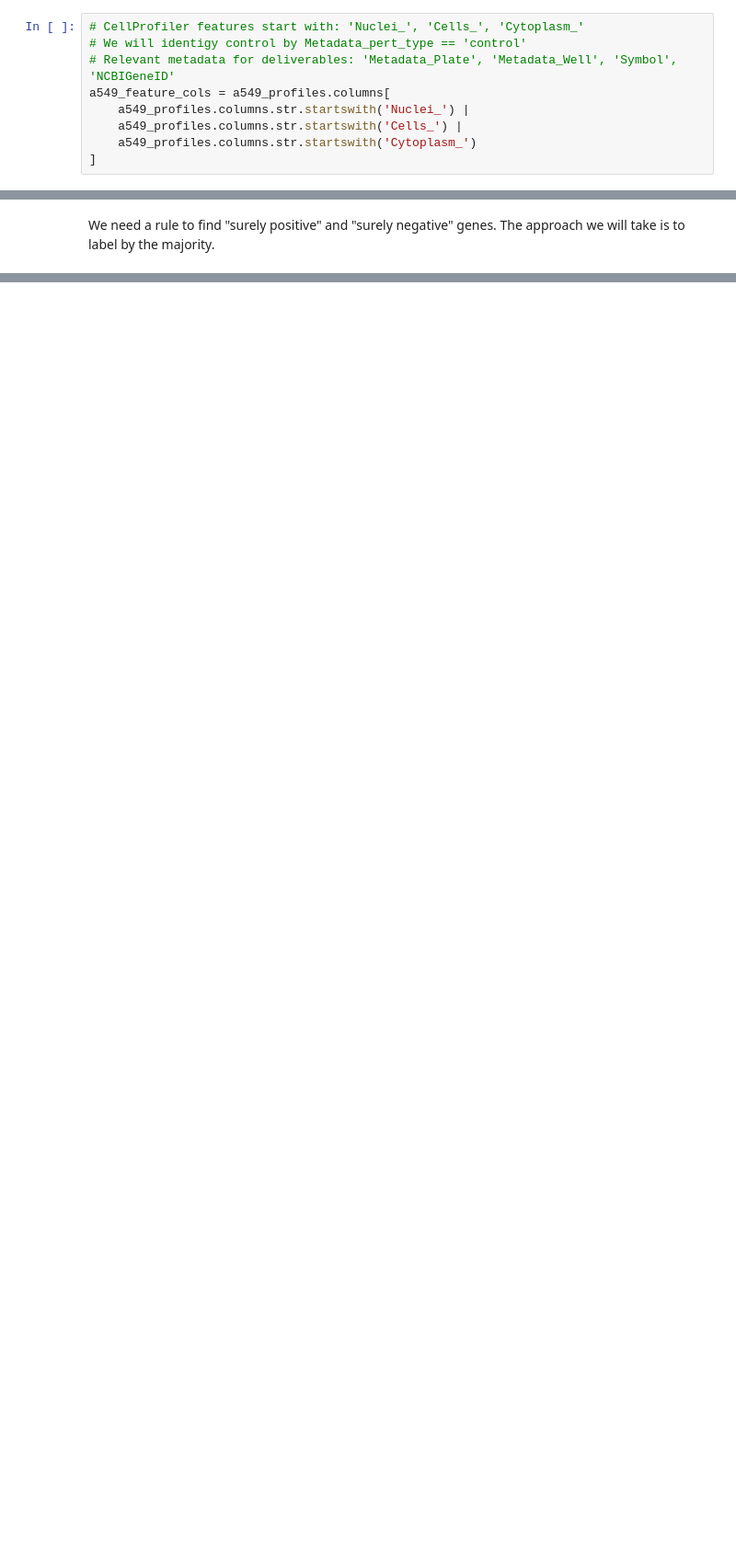
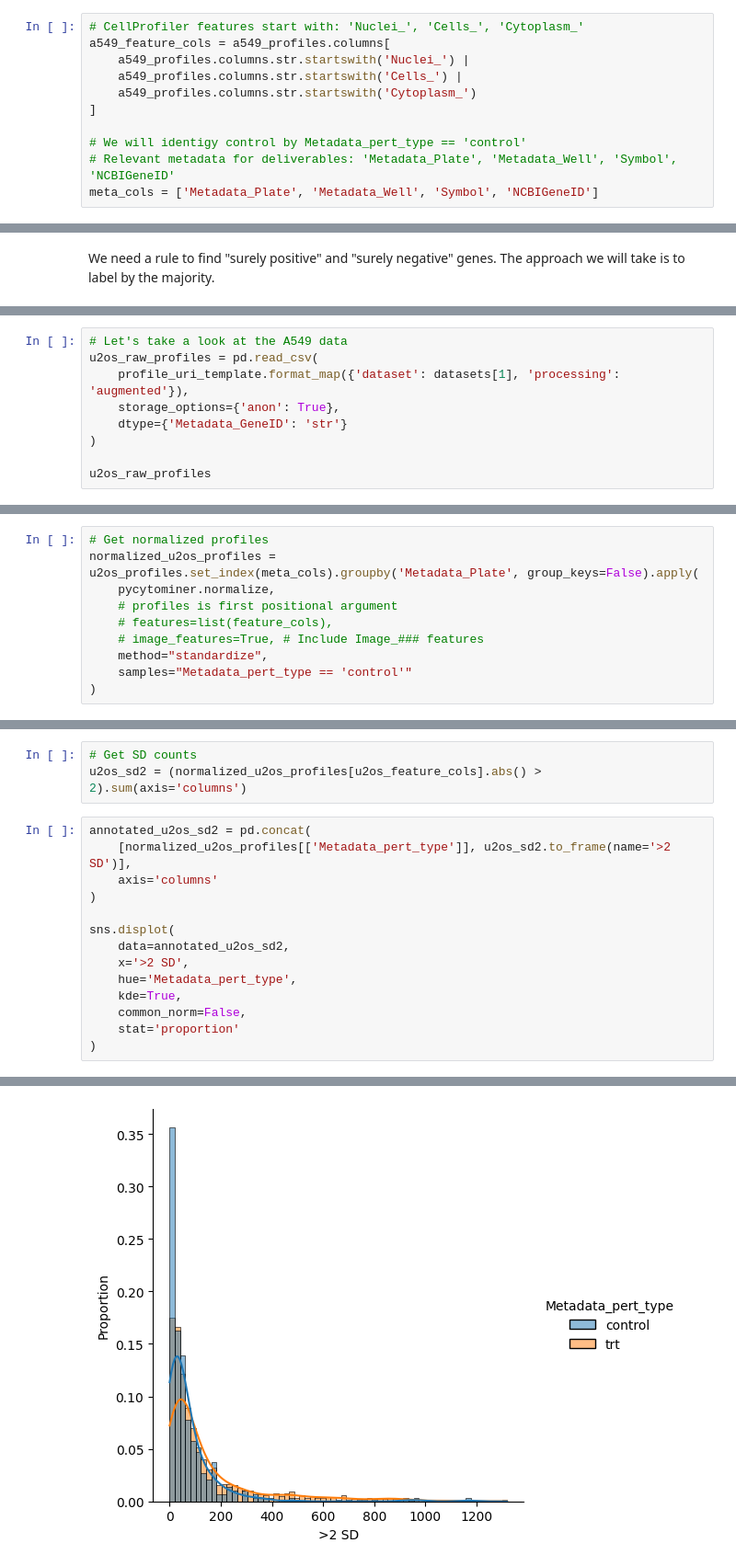
Before and after one commit to Craven-Biostat-Lab/morphology-prediction, a Jupyter notebook: data-loading-cpg0003.ipynb, the cells around one changed output, grey strips where cells are left out. Shown: that part at 92% size. Saved outputs shown, nothing was run; the diff lists cells and outputs as text; blank space fills up the shorter version.

```diff
--- a/data-loading-cpg0003.ipynb
+++ b/data-loading-cpg0003.ipynb
@@ -48,12 +51,14 @@ a549_profiles
 6144 rows × 1815 columns
 # %%
 # CellProfiler features start with: 'Nuclei_', 'Cells_', 'Cytoplasm_'
-# We will identigy control by Metadata_pert_type == 'control'
-# Relevant metadata for deliverables: 'Metadata_Plate', 'Metadata_Well', 'Symbol', 'NCBIGeneID'
 a549_feature_cols = a549_profiles.columns[
     a549_profiles.columns.str.startswith('Nuclei_') |
     a549_profiles.columns.str.startswith('Cells_') |
     a549_profiles.columns.str.startswith('Cytoplasm_')
 ]
+
+# We will identigy control by Metadata_pert_type == 'control'
+# Relevant metadata for deliverables: 'Metadata_Plate', 'Metadata_Well', 'Symbol', 'NCBIGeneID'
+meta_cols = ['Metadata_Plate', 'Metadata_Well', 'Symbol', 'NCBIGeneID']
 # %%
 # Get normalized profiles
@@ -208,0 +240,9 @@ final_labeled_crispr_genes.to_csv('data/gene_labels.csv')
+# %%
+# Let's take a look at the A549 data
+u2os_raw_profiles = pd.read_csv(
+    profile_uri_template.format_map({'dataset': datasets[1], 'processing': 'augmented'}),
+    storage_options={'anon': True},
+    dtype={'Metadata_GeneID': 'str'}
+)
+
+u2os_raw_profiles
@@ -208,0 +304,10 @@ final_labeled_crispr_genes.to_csv('data/gene_labels.csv')
+# %%
+# Get normalized profiles
+normalized_u2os_profiles = u2os_profiles.set_index(meta_cols).groupby('Metadata_Plate', group_keys=False).apply(
+    pycytominer.normalize,
+    # profiles is first positional argument
+    # features=list(feature_cols),
+    # image_features=True, # Include Image_### features
+    method="standardize",
+    samples="Metadata_pert_type == 'control'"
+)
@@ -208,0 +331,18 @@ final_labeled_crispr_genes.to_csv('data/gene_labels.csv')
+# %%
+# Get SD counts
+u2os_sd2 = (normalized_u2os_profiles[u2os_feature_cols].abs() > 2).sum(axis='columns')
+# %%
+annotated_u2os_sd2 = pd.concat(
+    [normalized_u2os_profiles[['Metadata_pert_type']], u2os_sd2.to_frame(name='>2 SD')],
+    axis='columns'
+)
+
+sns.displot(
+    data=annotated_u2os_sd2,
+    x='>2 SD',
+    hue='Metadata_pert_type',
+    kde=True,
+    common_norm=False,
+    stat='proportion'
+)
+# %% [output]
@@ -208,0 +350 @@ final_labeled_crispr_genes.to_csv('data/gene_labels.csv')
+[figure, added]
```
Also changed, not shown: parts of 38 cells of this notebook.
